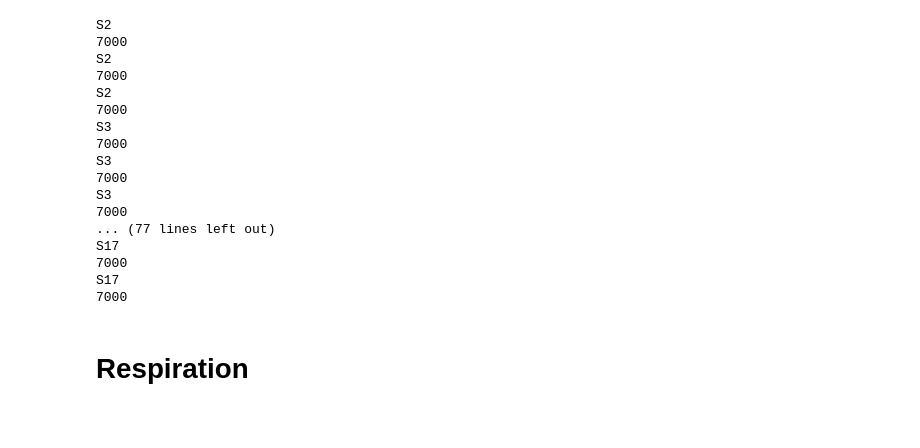
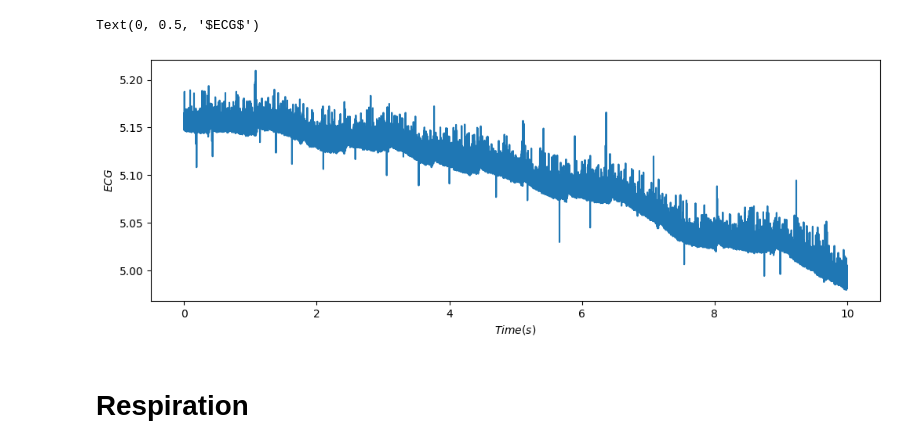
Before and after one commit to aacudad/EPO4-C2, a Jupyter notebook: get_samples.ipynb, the cells around one changed output. Drawn from its saved outputs; the diff is of its cells as text; code cells hidden in the pictures; blank space fills up the shorter version.

```diff
--- a/get_samples.ipynb
+++ b/get_samples.ipynb
@@ -124,24 +155,18 @@ def get_samples(label):
+# %%
+eda=eda_base[10000:10000+ 10*fs]
+t=np.arange(0,eda.size*(1/fs),(1/fs))
+t=t[:eda.size]
+
+plt.figure(figsize=(12,4))
+plt.plot(t,eda)
+plt.xlabel('$Time (s)$')
+plt.ylabel('$ECG$')
+# %% [output]
+Text(0, 0.5, '$ECG$')
+[figure, added]
 # %%
 label = 4 #1 = baseline, 2 = stress, 3 = amusement, 4 = meditation
-get_samples(label) # run to get csv file of all the sample signals
+# get_samples(label) # run to get csv file of all the sample signals
-# %% [output]
-S2
-7000
-S2
-7000
-S2
-7000
-S3
-7000
-S3
-7000
-S3
-7000
-... (77 lines left out)
-S17
-7000
-S17
-7000
 # %% [markdown]
 # **Respiration**
 # %%
```
Also changed, not shown: parts of 3 cells of this notebook, 2 other files.
